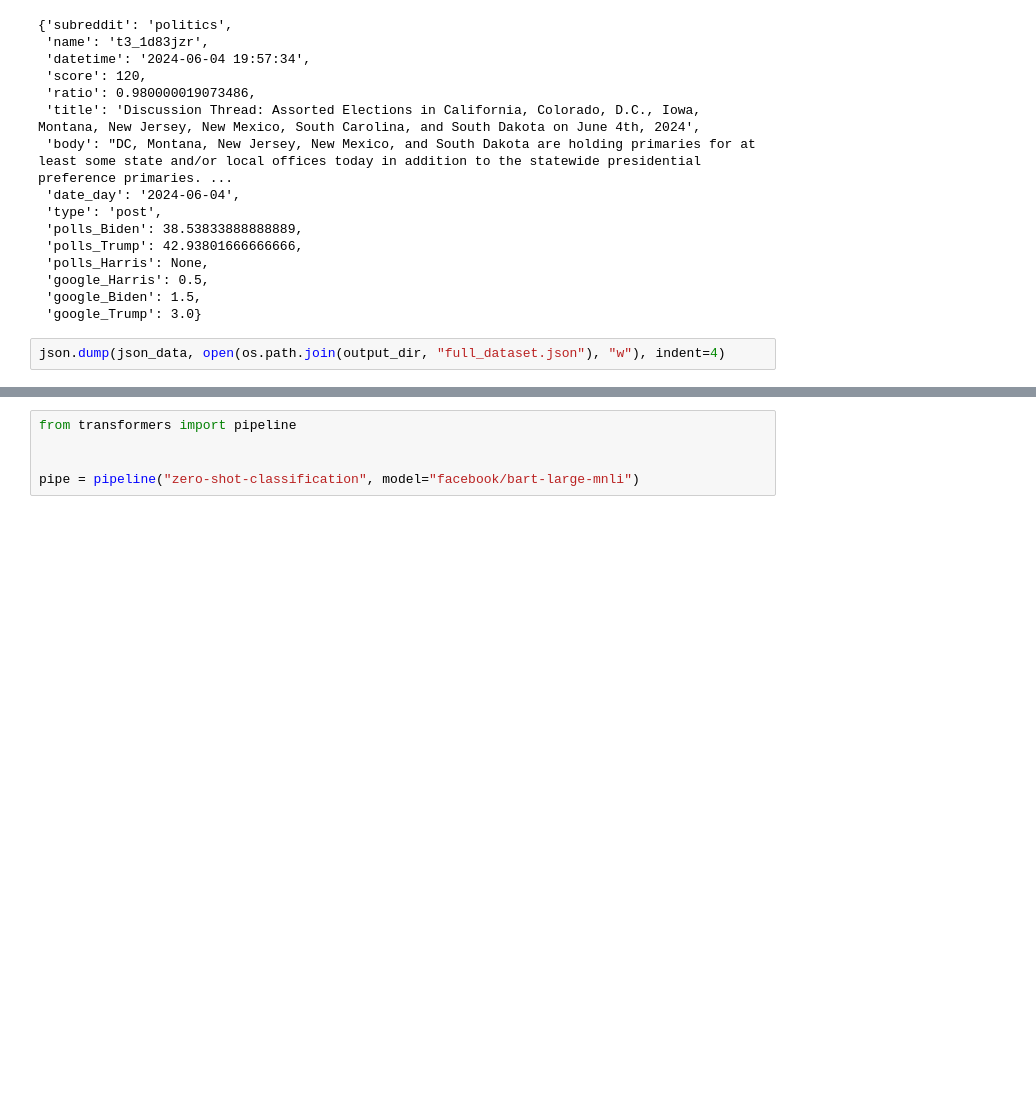
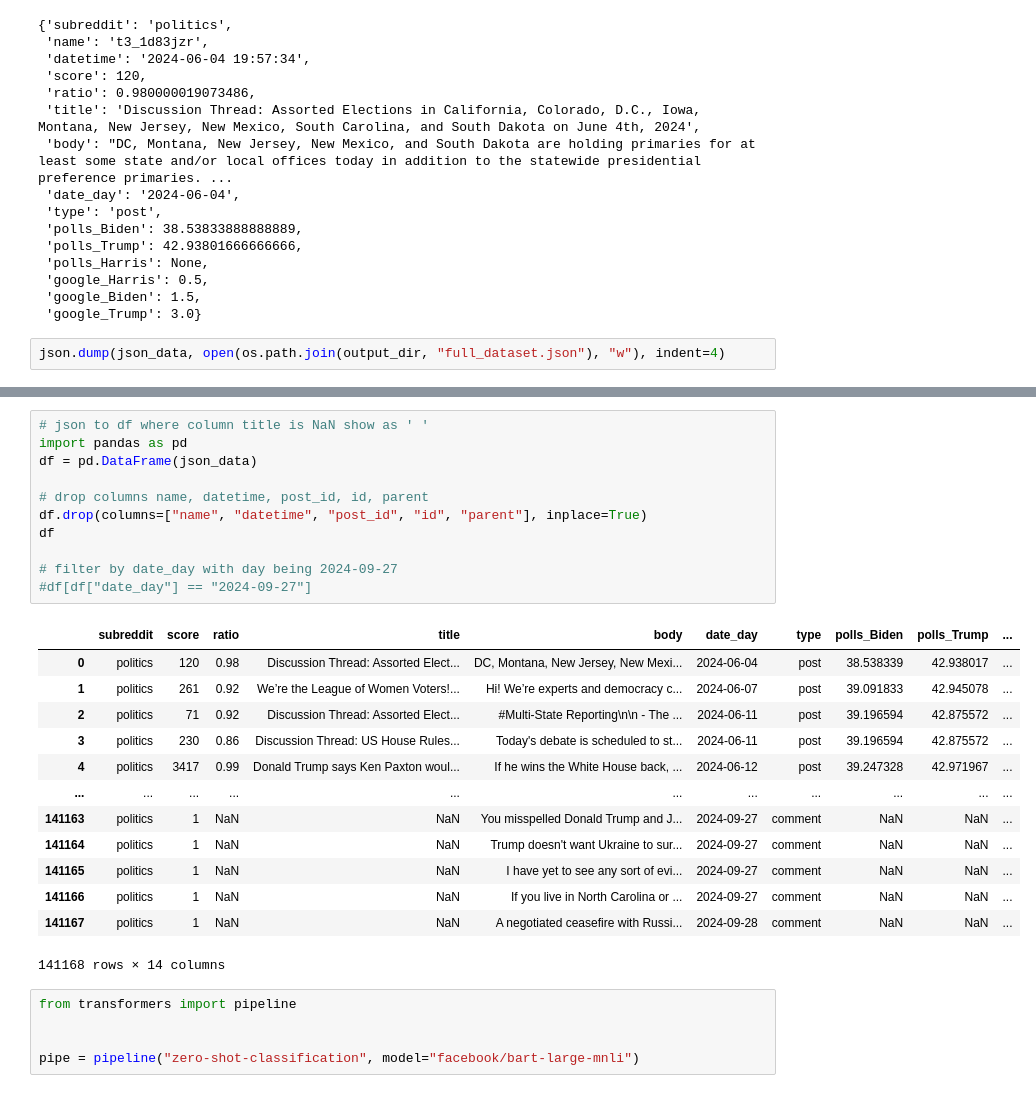
Before and after one commit to bnvulpe/votecore, a Jupyter notebook: scripts/dataset_creation.ipynb, the cells around one changed output, grey strips where cells are left out. Cells and saved outputs as stored; diff of their text form; blank space fills up the shorter version.

```diff
--- a/scripts/dataset_creation.ipynb
+++ b/scripts/dataset_creation.ipynb
@@ -297,3 +316,28 @@ json_data = json.load(open(os.path.join(output_dir, "full_dataset.json")))
+# %%
+# json to df where column title is NaN show as ' '
+import pandas as pd
+df = pd.DataFrame(json_data)
+
+# drop columns name, datetime, post_id, id, parent
+df.drop(columns=["name", "datetime", "post_id", "id", "parent"], inplace=True)
+df
+
+# filter by date_day with day being 2024-09-27
+#df[df["date_day"] == "2024-09-27"]
+# %% [output]
+|  | subreddit | score | ratio | title | body | date_day | type | polls_Biden | polls_Trump | ... |
+| 0 | politics | 120 | 0.98 | Discussion Thread: Assorted Elect... | DC, Montana, New Jersey, New Mexi... | 2024-06-04 | post | 38.538339 | 42.938017 | ... |
+| 1 | politics | 261 | 0.92 | We’re the League of Women Voters!... | Hi! We’re experts and democracy c... | 2024-06-07 | post | 39.091833 | 42.945078 | ... |
+| 2 | politics | 71 | 0.92 | Discussion Thread: Assorted Elect... | #Multi-State Reporting\n\n - The ... | 2024-06-11 | post | 39.196594 | 42.875572 | ... |
+| 3 | politics | 230 | 0.86 | Discussion Thread: US House Rules... | Today's debate is scheduled to st... | 2024-06-11 | post | 39.196594 | 42.875572 | ... |
+| 4 | politics | 3417 | 0.99 | Donald Trump says Ken Paxton woul... | If he wins the White House back, ... | 2024-06-12 | post | 39.247328 | 42.971967 | ... |
+| ... | ... | ... | ... | ... | ... | ... | ... | ... | ... | ... |
+| 141163 | politics | 1 | NaN | NaN | You misspelled Donald Trump and J... | 2024-09-27 | comment | NaN | NaN | ... |
+| 141164 | politics | 1 | NaN | NaN | Trump doesn't want Ukraine to sur... | 2024-09-27 | comment | NaN | NaN | ... |
+| 141165 | politics | 1 | NaN | NaN | I have yet to see any sort of evi... | 2024-09-27 | comment | NaN | NaN | ... |
+| 141166 | politics | 1 | NaN | NaN | If you live in North Carolina or ... | 2024-09-27 | comment | NaN | NaN | ... |
+| 141167 | politics | 1 | NaN | NaN | A negotiated ceasefire with Russi... | 2024-09-28 | comment | NaN | NaN | ... |
+141168 rows × 14 columns
 # %%
 from transformers import pipeline
 
```
Also changed, not shown: parts of 1 cell of this notebook, 2 other files.
